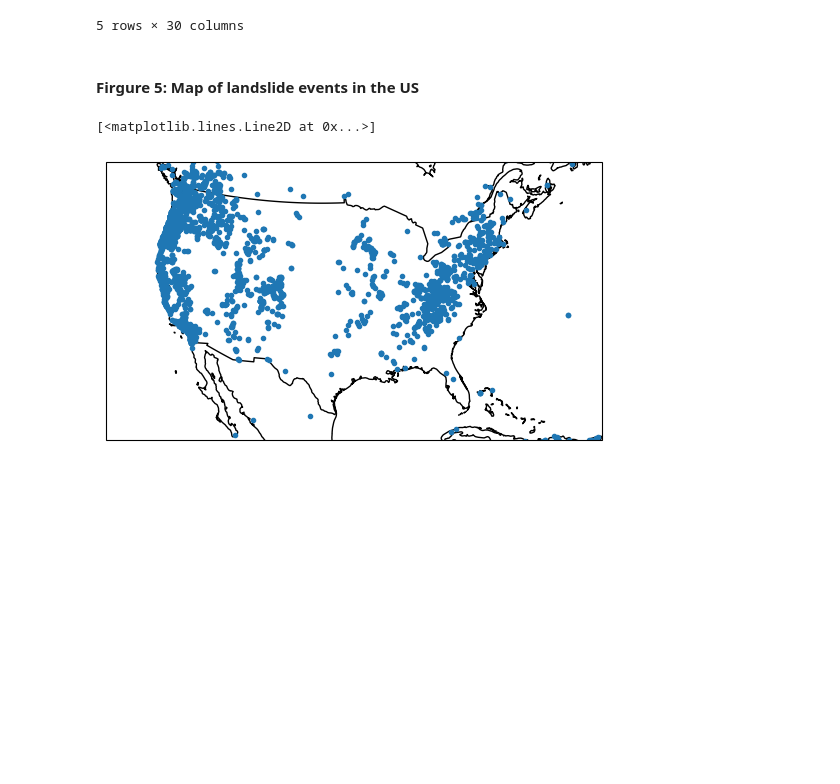
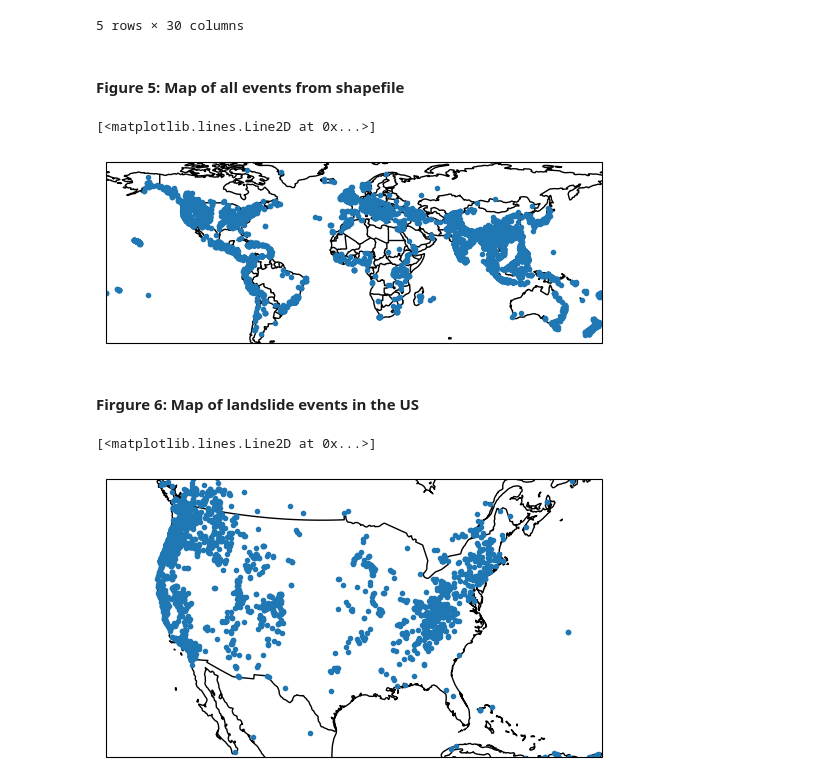
Before and after one commit to Kduff2/LandslideProject, a Jupyter notebook: term_paper.ipynb, the cells around one changed output. Saved outputs shown, nothing was run; the diff lists cells and outputs as text; code cells hidden in the pictures; blank space fills up the shorter version.

Commit message:
Figures Completed

```diff
--- a/term_paper.ipynb
+++ b/term_paper.ipynb
@@ -92,8 +92,26 @@ landslide_events.head()
 | 3 | Oregon DOT | None | 8370 | 2014-02-18 | 17:00 | OR 281, milepost 5 | None | OR 281, milepost 5 | exact | landslide | ... | ... |
 | 4 | Oregon DOT | None | 7953 | 2016-03-25 | 00:00 | OR 180, milepost 13.5 | None | OR 180, milepost 13.5 | exact | landslide | ... | ... |
 5 rows × 30 columns
+# %% [markdown]
+#### Figure 5: Map of all events from shapefile
+# %%
+import matplotlib.pyplot as plt
+
+import matplotlib.pyplot as plt
+import cartopy.crs as ccrs
+import cartopy.feature as cfeature
+
+global_landslides = plt.subplot(1, 1, 1, projection=ccrs.PlateCarree())
+
+global_landslides.add_feature(cfeature.COASTLINE)
+global_landslides.add_feature(cfeature.BORDERS)
+
+plt.plot(landslide_events.longitude, landslide_events.latitude, '.', transform=ccrs.PlateCarree())
+# %% [output]
+[<matplotlib.lines.Line2D at 0x...>]
+[figure, added]
 # %% [markdown]
-#### Firgure 5: Map of landslide events in the US
+#### Firgure 6: Map of landslide events in the US
 # %%
 import matplotlib.pyplot as plt
 import cartopy.crs as ccrs
```
